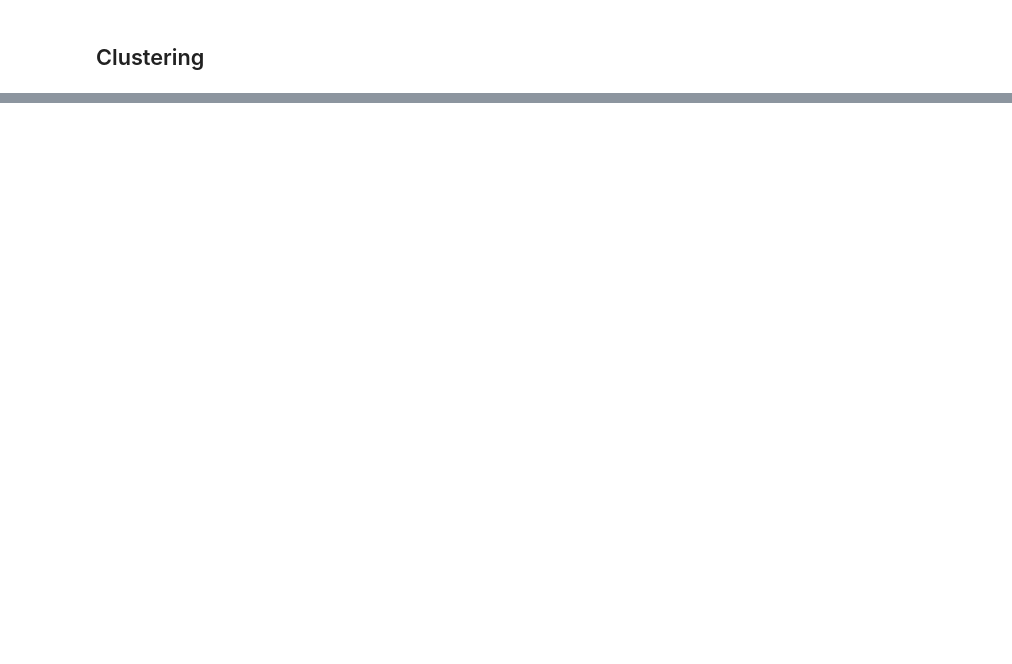
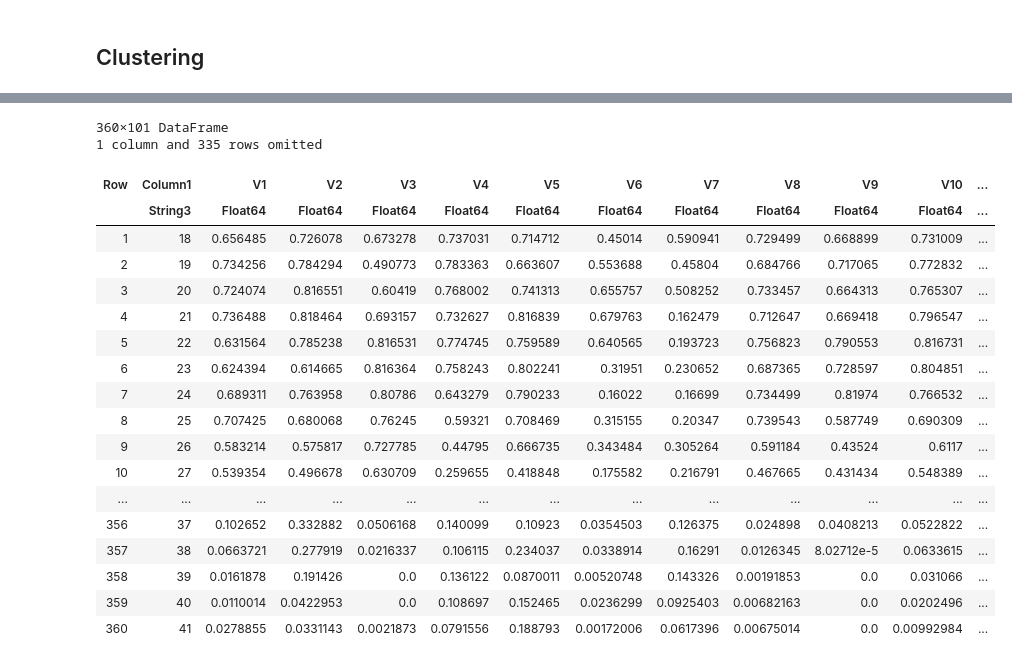
Before and after one commit to ltempfli/Team_assignment_AMO, a Jupyter notebook: Scenario_Generation.ipynb, the cells around one changed output, grey strips where cells are left out. Saved outputs shown, nothing was run; the diff lists cells and outputs as text; code cells hidden in the pictures; blank space fills up the shorter version.

```diff
--- a/Scenario_Generation.ipynb
+++ b/Scenario_Generation.ipynb
@@ -135,0 +233,23 @@ Problems: Monte Carlo approach correctly implemented? Data just from one day (i.
+# %%
+df_merged = vcat(data_frames...)
+# %% [output]
+360×101 DataFrame
+1 column and 335 rows omitted
+| Row | Column1 | V1 | V2 | V3 | V4 | V5 | V6 | V7 | V8 | V9 | V10 | ... |
+|  | String3 | Float64 | Float64 | Float64 | Float64 | Float64 | Float64 | Float64 | Float64 | Float64 | Float64 | ... |
+| 1 | 18 | 0.656485 | 0.726078 | 0.673278 | 0.737031 | 0.714712 | 0.45014 | 0.590941 | 0.729499 | 0.668899 | 0.731009 | ... |
+| 2 | 19 | 0.734256 | 0.784294 | 0.490773 | 0.783363 | 0.663607 | 0.553688 | 0.45804 | 0.684766 | 0.717065 | 0.772832 | ... |
+| 3 | 20 | 0.724074 | 0.816551 | 0.60419 | 0.768002 | 0.741313 | 0.655757 | 0.508252 | 0.733457 | 0.664313 | 0.765307 | ... |
+| 4 | 21 | 0.736488 | 0.818464 | 0.693157 | 0.732627 | 0.816839 | 0.679763 | 0.162479 | 0.712647 | 0.669418 | 0.796547 | ... |
+| 5 | 22 | 0.631564 | 0.785238 | 0.816531 | 0.774745 | 0.759589 | 0.640565 | 0.193723 | 0.756823 | 0.790553 | 0.816731 | ... |
+| 6 | 23 | 0.624394 | 0.614665 | 0.816364 | 0.758243 | 0.802241 | 0.31951 | 0.230652 | 0.687365 | 0.728597 | 0.804851 | ... |
+| 7 | 24 | 0.689311 | 0.763958 | 0.80786 | 0.643279 | 0.790233 | 0.16022 | 0.16699 | 0.734499 | 0.81974 | 0.766532 | ... |
+| 8 | 25 | 0.707425 | 0.680068 | 0.76245 | 0.59321 | 0.708469 | 0.315155 | 0.20347 | 0.739543 | 0.587749 | 0.690309 | ... |
+| 9 | 26 | 0.583214 | 0.575817 | 0.727785 | 0.44795 | 0.666735 | 0.343484 | 0.305264 | 0.591184 | 0.43524 | 0.6117 | ... |
+| 10 | 27 | 0.539354 | 0.496678 | 0.630709 | 0.259655 | 0.418848 | 0.175582 | 0.216791 | 0.467665 | 0.431434 | 0.548389 | ... |
+| ... | ... | ... | ... | ... | ... | ... | ... | ... | ... | ... | ... | ... |
+| 356 | 37 | 0.102652 | 0.332882 | 0.0506168 | 0.140099 | 0.10923 | 0.0354503 | 0.126375 | 0.024898 | 0.0408213 | 0.0522822 | ... |
+| 357 | 38 | 0.0663721 | 0.277919 | 0.0216337 | 0.106115 | 0.234037 | 0.0338914 | 0.16291 | 0.0126345 | 8.02712e-5 | 0.0633615 | ... |
+| 358 | 39 | 0.0161878 | 0.191426 | 0.0 | 0.136122 | 0.0870011 | 0.00520748 | 0.143326 | 0.00191853 | 0.0 | 0.031066 | ... |
+| 359 | 40 | 0.0110014 | 0.0422953 | 0.0 | 0.108697 | 0.152465 | 0.0236299 | 0.0925403 | 0.00682163 | 0.0 | 0.0202496 | ... |
+| 360 | 41 | 0.0278855 | 0.0331143 | 0.0021873 | 0.0791556 | 0.188793 | 0.00172006 | 0.0617396 | 0.00675014 | 0.0 | 0.00992984 | ... |
```
Also changed, not shown: parts of 10 cells of this notebook.
